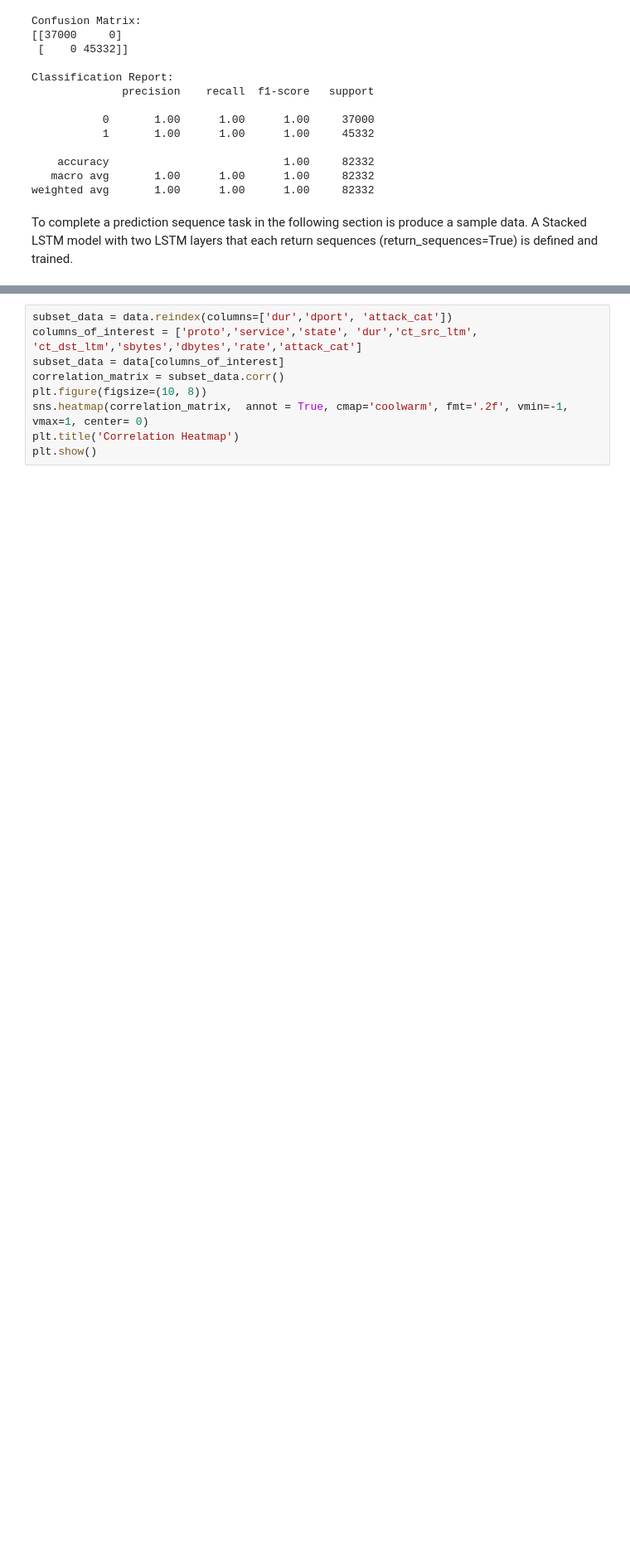
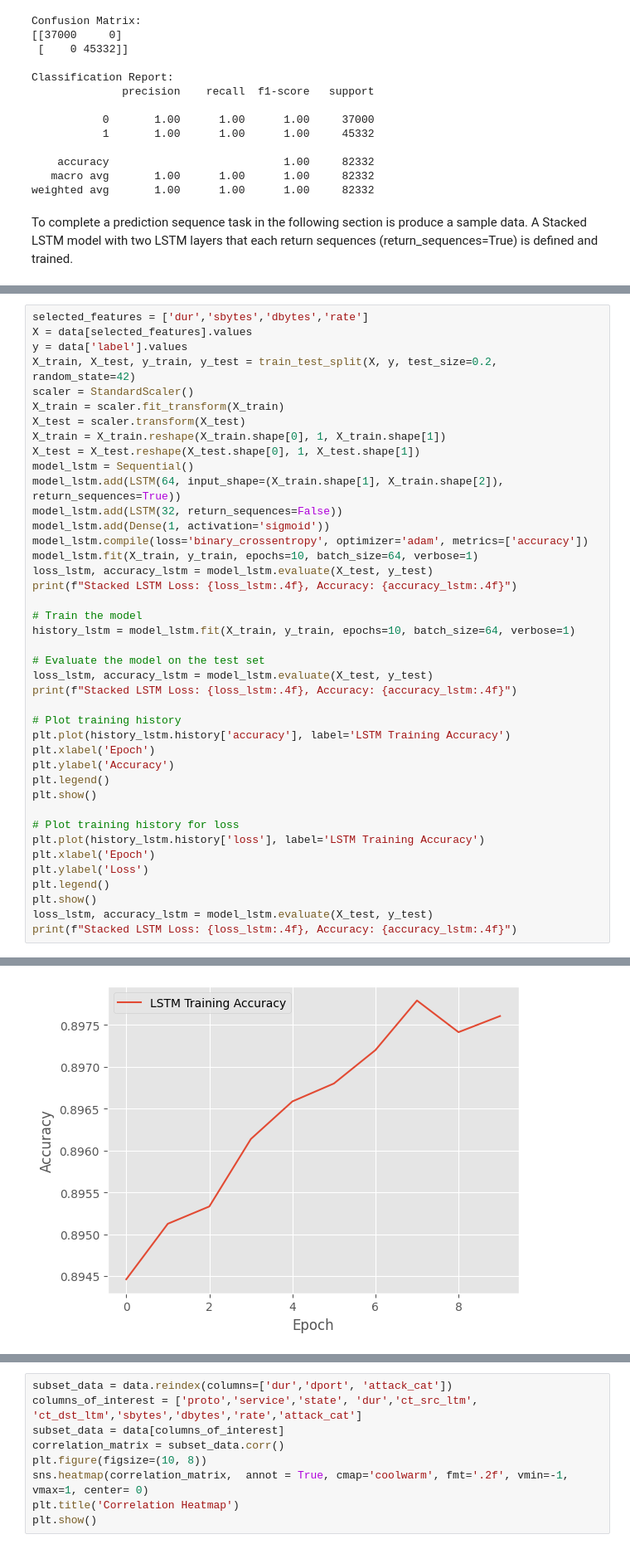
Before and after one commit to marcool5/Cyber, a Jupyter notebook: Exploratory_Data_and_Analysis_1_.ipynb, the cells around one changed output, grey strips where cells are left out. Shown at 83% size. Drawn from its saved outputs; the diff is of its cells as text; blank space fills up the shorter version.

```diff
--- a/Exploratory_Data_and_Analysis_1_.ipynb
+++ b/Exploratory_Data_and_Analysis_1_.ipynb
@@ -351,0 +394,42 @@ Stacked LSTM Loss: 0.4623, Accuracy: 0.7677
+# %%
+selected_features = ['dur','sbytes','dbytes','rate']
+X = data[selected_features].values
+y = data['label'].values
+X_train, X_test, y_train, y_test = train_test_split(X, y, test_size=0.2, random_state=42)
+scaler = StandardScaler()
+X_train = scaler.fit_transform(X_train)
+X_test = scaler.transform(X_test)
+X_train = X_train.reshape(X_train.shape[0], 1, X_train.shape[1])
+X_test = X_test.reshape(X_test.shape[0], 1, X_test.shape[1])
+model_lstm = Sequential()
+model_lstm.add(LSTM(64, input_shape=(X_train.shape[1], X_train.shape[2]), return_sequences=True))
+model_lstm.add(LSTM(32, return_sequences=False))
+model_lstm.add(Dense(1, activation='sigmoid'))
+model_lstm.compile(loss='binary_crossentropy', optimizer='adam', metrics=['accuracy'])
+model_lstm.fit(X_train, y_train, epochs=10, batch_size=64, verbose=1)
+loss_lstm, accuracy_lstm = model_lstm.evaluate(X_test, y_test)
+print(f"Stacked LSTM Loss: {loss_lstm:.4f}, Accuracy: {accuracy_lstm:.4f}")
+
+# Train the model
+history_lstm = model_lstm.fit(X_train, y_train, epochs=10, batch_size=64, verbose=1)
+
+# Evaluate the model on the test set
+loss_lstm, accuracy_lstm = model_lstm.evaluate(X_test, y_test)
+print(f"Stacked LSTM Loss: {loss_lstm:.4f}, Accuracy: {accuracy_lstm:.4f}")
+
+# Plot training history
+plt.plot(history_lstm.history['accuracy'], label='LSTM Training Accuracy')
+plt.xlabel('Epoch')
+plt.ylabel('Accuracy')
+plt.legend()
+plt.show()
+
+# Plot training history for loss
+plt.plot(history_lstm.history['loss'], label='LSTM Training Accuracy')
+plt.xlabel('Epoch')
+plt.ylabel('Loss')
+plt.legend()
+plt.show()
+loss_lstm, accuracy_lstm = model_lstm.evaluate(X_test, y_test)
+print(f"Stacked LSTM Loss: {loss_lstm:.4f}, Accuracy: {accuracy_lstm:.4f}")
+# %% [output]
@@ -351,0 +453 @@ Stacked LSTM Loss: 0.4623, Accuracy: 0.7677
+[figure, added]
```
Also changed, not shown: parts of 5 cells of this notebook.
